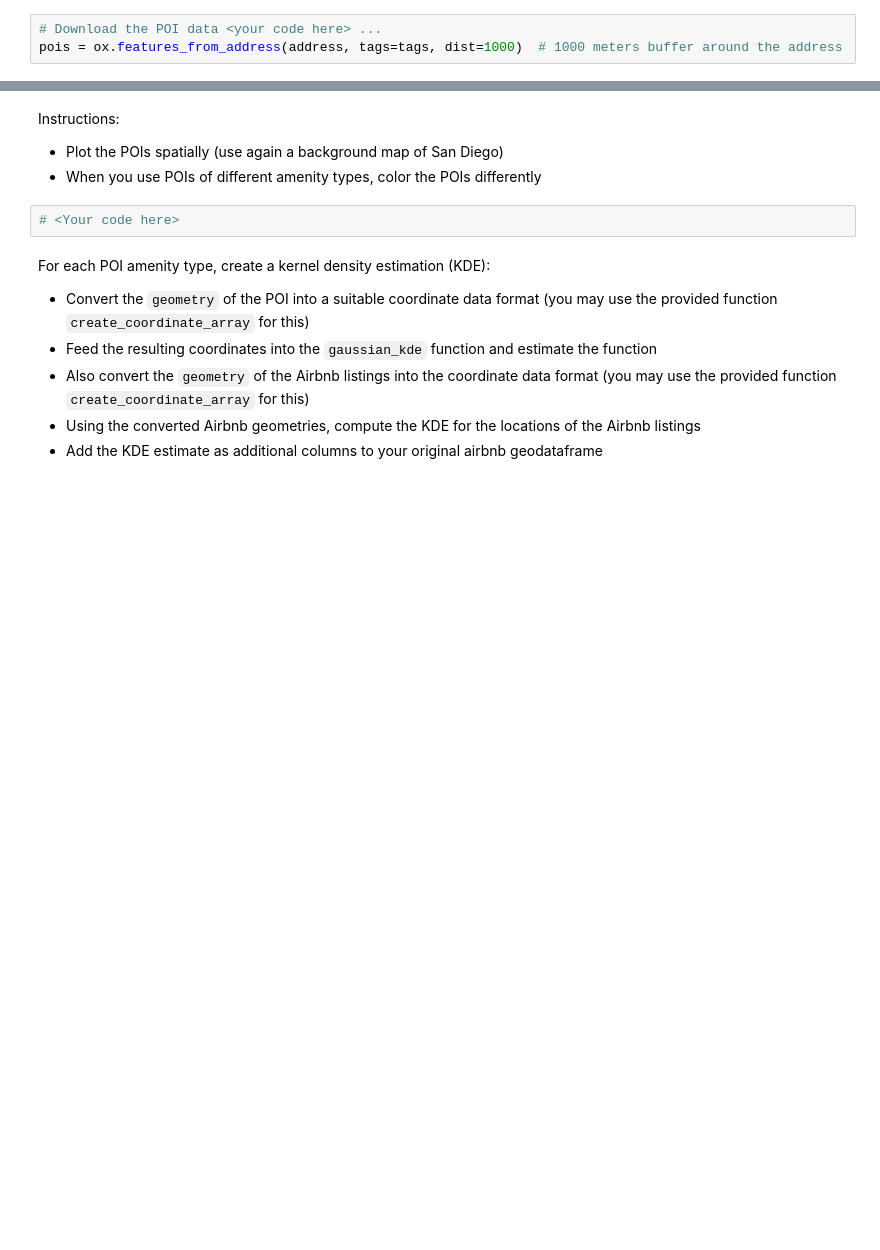
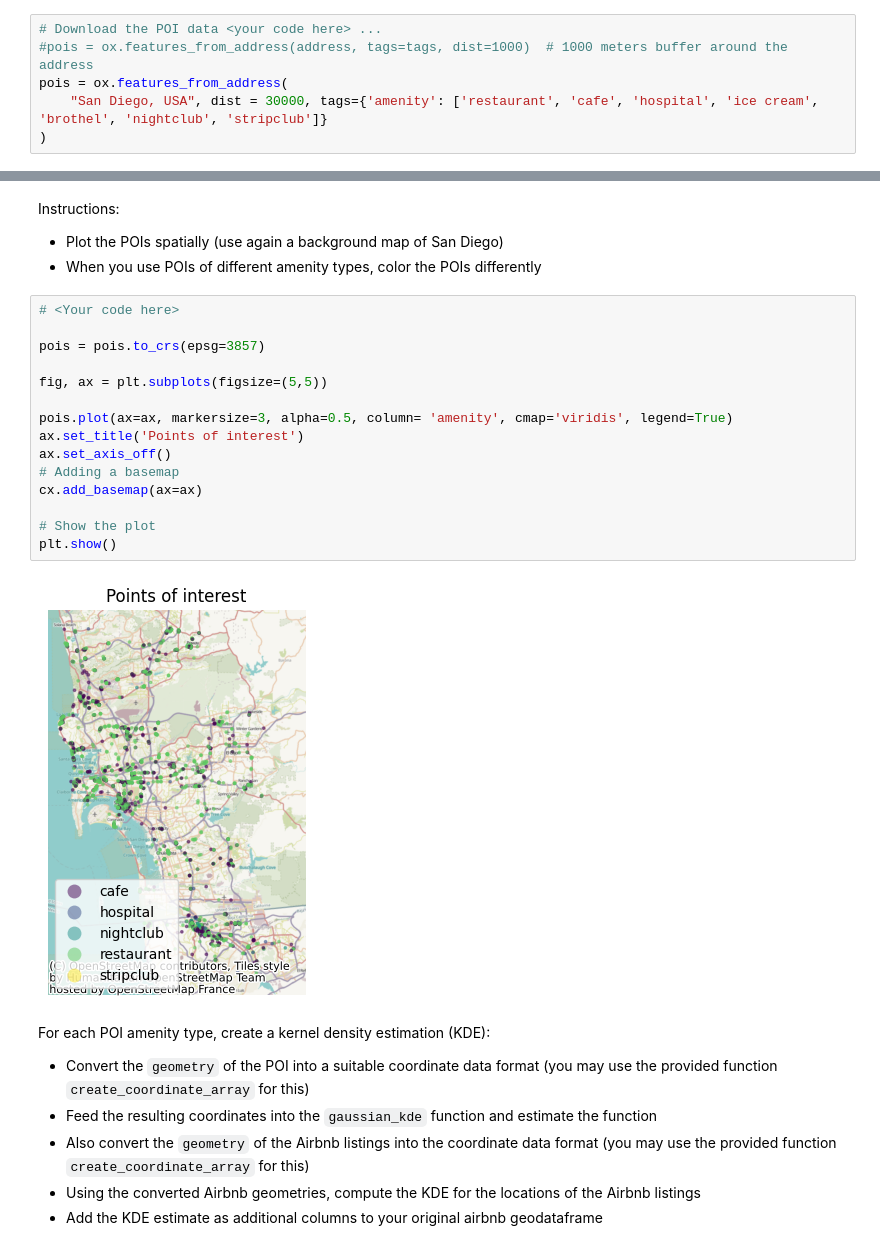
Before and after one commit to D3IP-SS24/case_study1, a Jupyter notebook: project_airbnb_template.ipynb, the cells around one changed output, grey strips where cells are left out. Saved outputs shown, nothing was run; the diff lists cells and outputs as text; blank space fills up the shorter version.

```diff
--- a/project_airbnb_template.ipynb
+++ b/project_airbnb_template.ipynb
@@ -155,4 +155,7 @@ Instructions:
 import osmnx as ox
 # %%
 # Download the POI data <your code here> ...
-pois = ox.features_from_address(address, tags=tags, dist=1000)  # 1000 meters buffer around the address
+#pois = ox.features_from_address(address, tags=tags, dist=1000)  # 1000 meters buffer around the address
+pois = ox.features_from_address(
+    "San Diego, USA", dist = 30000, tags={'amenity': ['restaurant', 'cafe', 'hospital', 'ice cream', 'brothel', 'nightclub', 'stripclub']}
+)
@@ -171,8 +189,23 @@ pois.head() # check the results
 Instructions:
 * Plot the POIs spatially (use again a background map of San Diego)
 * When you use POIs of different amenity types, color the POIs differently
-# %%
-# <Your code here>
+# %%
+# <Your code here>
+
+pois = pois.to_crs(epsg=3857)
+
+fig, ax = plt.subplots(figsize=(5,5))
+
+pois.plot(ax=ax, markersize=3, alpha=0.5, column= 'amenity', cmap='viridis', legend=True)
+ax.set_title('Points of interest')
+ax.set_axis_off()
+# Adding a basemap
+cx.add_basemap(ax=ax)
+
+# Show the plot
+plt.show()
+# %% [output]
+[figure, added]
 # %% [markdown]
 For each POI amenity type, create a kernel density estimation (KDE):
 * Convert the `geometry` of the POI into a suitable coordinate data format (you may use the provided function `create_coordinate_array` for this)
```
Also changed, not shown: parts of 7 cells of this notebook.
